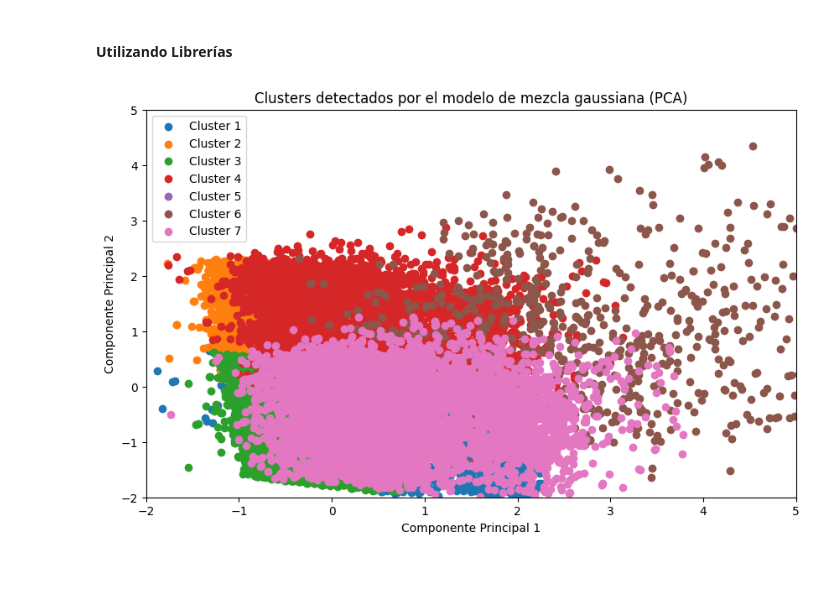
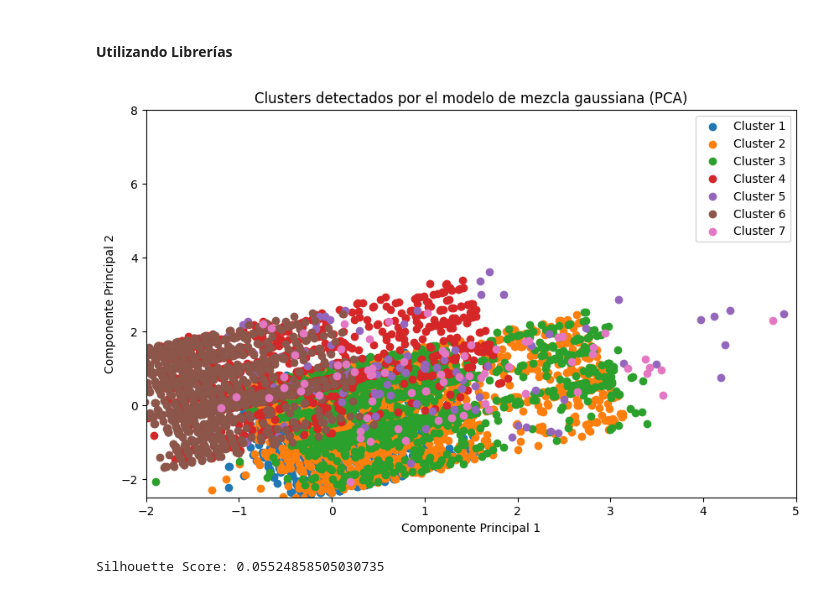
Before and after one commit to DanielMorales1103/Lab4-IA, a Jupyter notebook: lab4.ipynb, the cells around one changed output. Cells and saved outputs as stored; diff of their text form; code cells hidden in the pictures.

Commit message:
mixture

```diff
--- a/lab4.ipynb
+++ b/lab4.ipynb
@@ -372,45 +372,49 @@ df1.head()
 ### **Task 2.2.1 - Mixture Models**
 # %% [markdown]
 #### Utilizando Librerías
+# %%
+df1 = df1.drop(columns=['TransactionDate'])
 # %%
 import numpy as np
 import matplotlib.pyplot as plt
 from sklearn.mixture import GaussianMixture
 from sklearn.decomposition import PCA
 from sklearn.preprocessing import StandardScaler
-# df1 = df1.drop(columns=['TransactionDate'])
+from sklearn.metrics import silhouette_score
+
 # Crear y ajustar el modelo de mezcla gaussiana
+df2 = df1.copy()
 scaler = StandardScaler()
-df1_scaled = scaler.fit_transform(df1)
+df2_scaled = scaler.fit_transform(df2)
 clusters = 7
-df1_sampled = df1_scaled[np.random.choice(df1_scaled.shape[0], 50000, replace=False), :]  # Reducir el tamaño del dataset para PCA
+df2_sampled = df2_scaled[np.random.choice(df2_scaled.shape[0], 10000, replace=False), :]  # Reducir el tamaño del dataset para PCA
 gmm = GaussianMixture(n_components=clusters, random_state=1)
-gmm.fit(df1_sampled)
-# df1 = df1.sample(50000, random_state=1)
-# gmm = GaussianMixture(n_components=clusters, random_state=1)  # Seleccionamos 2 componentes para empezar
-# gmm.fit(df1)
+gmm.fit(df2_sampled)
 
 # Obtener las etiquetas de los clusters
-labels = gmm.predict(df1_sampled)
+labels = gmm.predict(df2_sampled)
 
 # Aplicar PCA para reducción de dimensionalidad
 pca = PCA(n_components=2)
-X_pca = pca.fit_transform(df1_sampled)
+X_pca = pca.fit_transform(df2_sampled)
 
 # Visualizar los clusters
 plt.figure(figsize=(10, 6))
 for i in range(clusters):
     plt.scatter(X_pca[labels == i, 0], X_pca[labels == i, 1], label=f'Cluster {i+1}')
 
 
 plt.title('Clusters detectados por el modelo de mezcla gaussiana (PCA)')
 plt.xlabel('Componente Principal 1')
 plt.ylabel('Componente Principal 2')
 plt.xlim(-2,5)
-plt.ylim(-2,5)
+plt.ylim(-2.5,8)
 # Obtener la varianza explicada por cada componente principal
 explained_variance = pca.explained_variance_ratio_
 plt.legend()
 plt.show()
+silhouette_avg = silhouette_score(df2_sampled, labels)
+print(f'Silhouette Score: {silhouette_avg}')
 # %% [output]
-[figure, old version]
+[figure, new version]
+Silhouette Score: 0.05524858505030735
```
Also changed, not shown: parts of 1 cell of this notebook.
